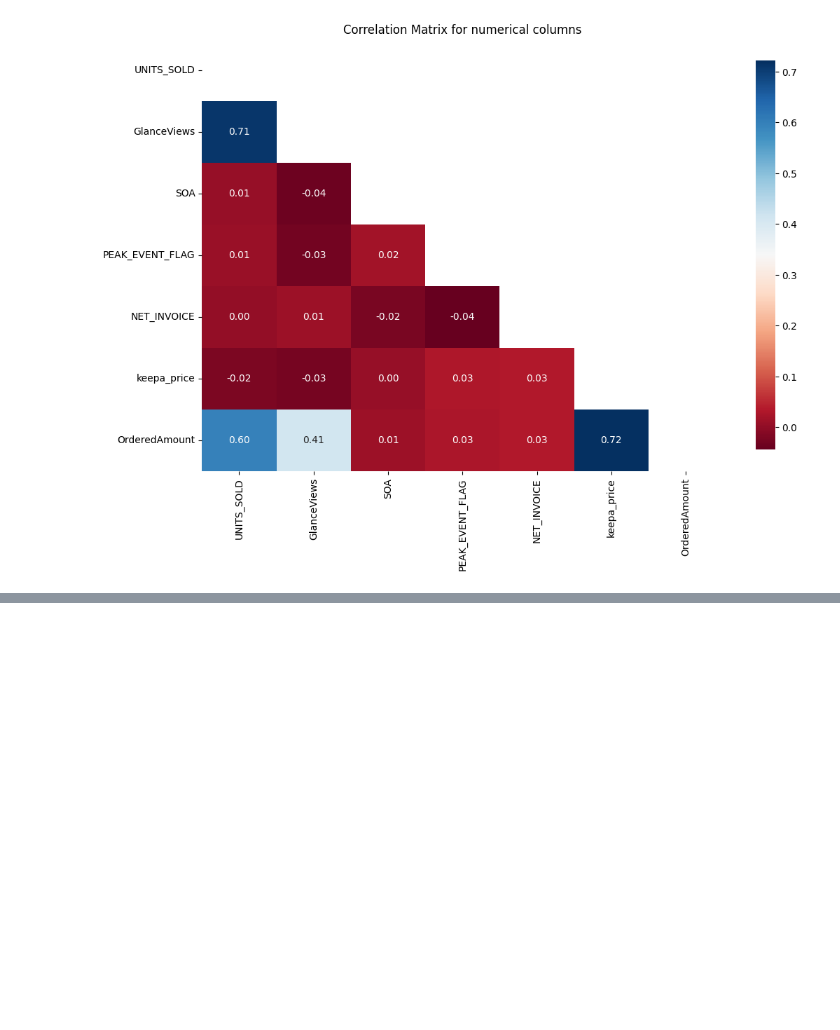
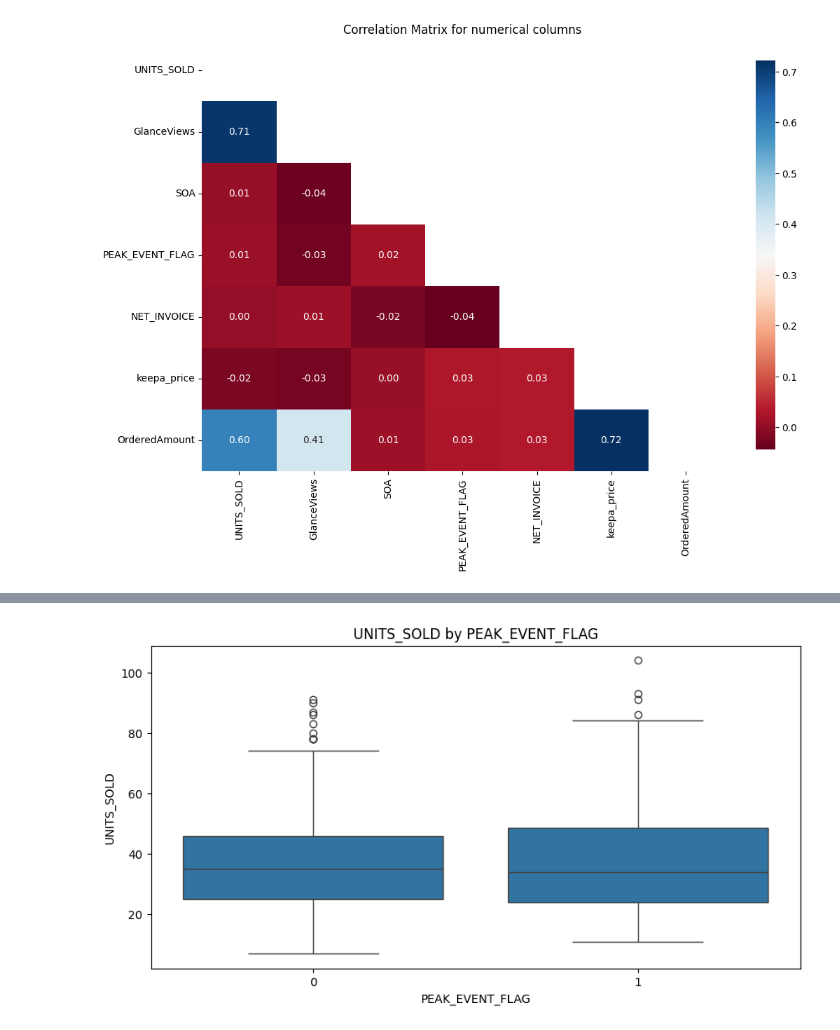
Before and after one commit to javedhassans/CausalML, a Jupyter notebook: notebooks/02_data_exploration.ipynb, the cells around one changed output, grey strips where cells are left out. Cells and saved outputs as stored; diff of their text form; code cells hidden in the pictures; blank space fills up the shorter version.

```diff
--- a/notebooks/02_data_exploration.ipynb
+++ b/notebooks/02_data_exploration.ipynb
@@ -139,0 +160,8 @@ plt.show()
+# %%
+# Relationship between PEAK_EVENT_FLAG and UNITS_SOLD
+plt.figure(figsize=(10, 5))
+sns.boxplot(data=df, x='PEAK_EVENT_FLAG', y='UNITS_SOLD')
+plt.title('UNITS_SOLD by PEAK_EVENT_FLAG')
+plt.show()
+# %% [output]
+[figure, added]
```
Also changed, not shown: parts of 5 cells of this notebook, 2 other files.
